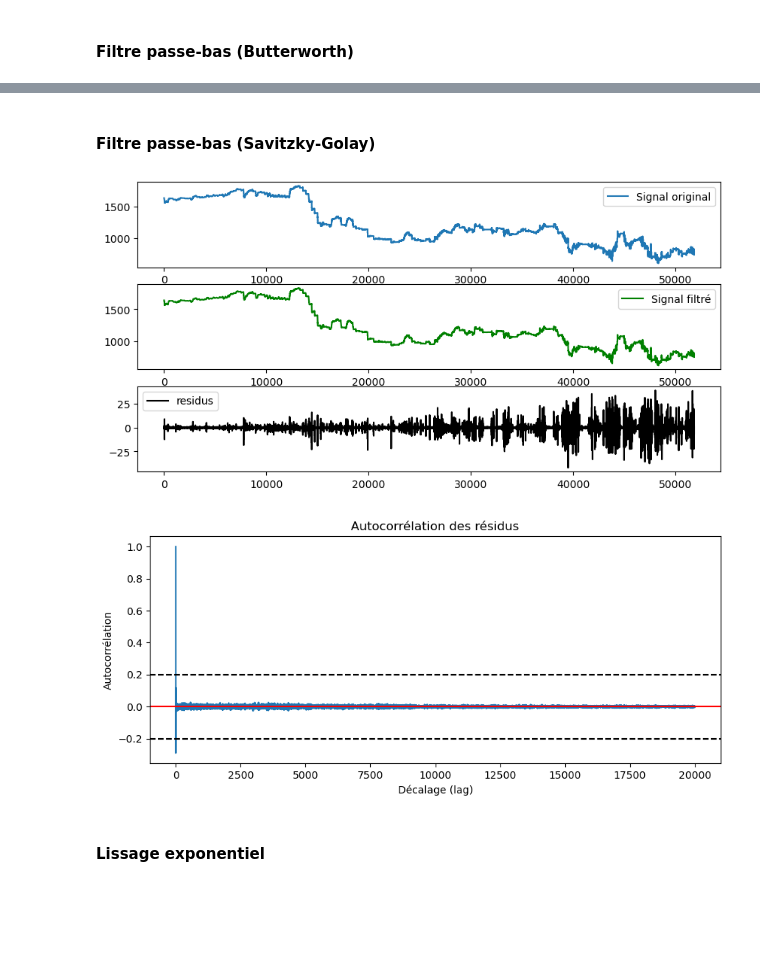
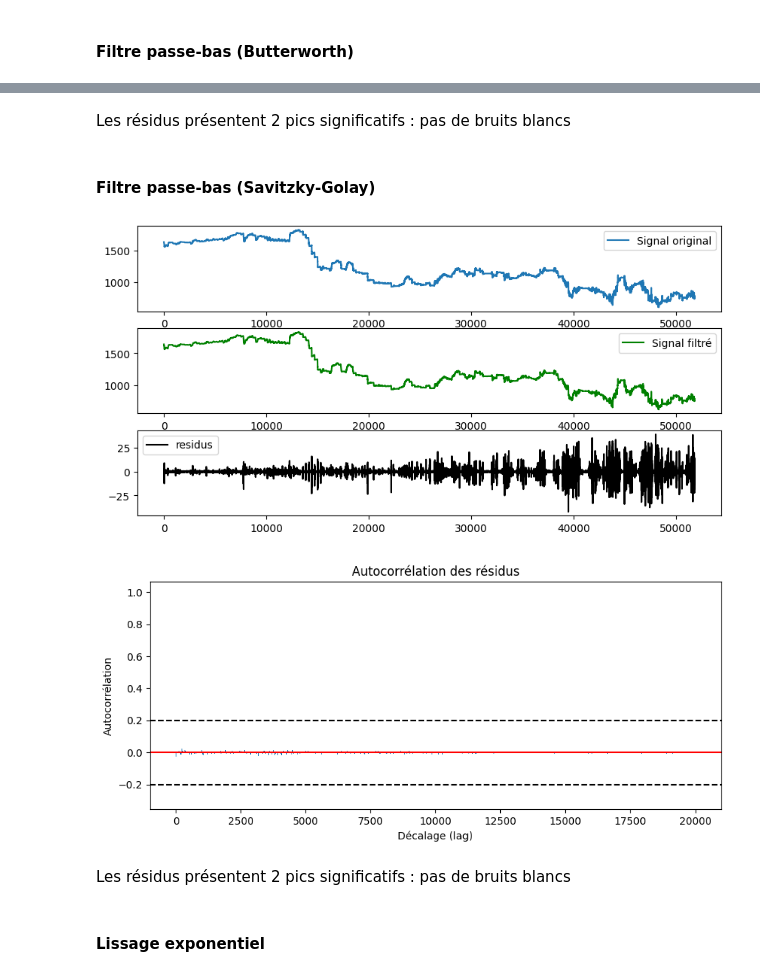
Before and after one commit to PiDchsn/Projet-RI, a Jupyter notebook: Analyse.ipynb, the cells around one changed output, grey strips where cells are left out. Cells and saved outputs as stored; diff of their text form; code cells hidden in the pictures; blank space fills up the shorter version.

```diff
--- a/Analyse.ipynb
+++ b/Analyse.ipynb
@@ -639,3 +670,5 @@ plt.show()
+# %% [markdown]
+Les résidus présentent 2 pics significatifs : pas de bruits blancs
 # %% [markdown]
 #### Filtre passe-bas (Savitzky-Golay)
 # %%
@@ -652,36 +685,38 @@ data_filtre = savgol_filter(data_ajust,10,2)
 
 residus = data_filtre - data_ajust
 
 # Visualisation avant et après filtrage
 plt.figure(figsize=(10, 5))
 plt.subplot(3, 1, 1)
 plt.plot(data_ajust, label="Signal original")
 plt.legend()
 plt.subplot(3, 1, 2)
 plt.plot(data_filtre, label="Signal filtré", color='green')
 plt.legend()
 plt.subplot(3, 1, 3)
 plt.plot(residus, label="residus", color='black')
 plt.legend()
 plt.show()
 
 # Choix du nombre de décalages (lags) à afficher
 max_lag = 20000
 acf_values = sm.tsa.acf(residus, nlags = max_lag)
 
 # Affichage de l'autocorrélation
 plt.figure(figsize=(10, 4))
-plt.plot(range(max_lag + 1), acf_values)
+plt.bar(range(max_lag + 1), acf_values)
 plt.axhline(y=0.2, color='black', linestyle='--', label='Ligne à x=0.2')
 plt.axhline(y=0, color='red', label='Ligne à x=0')
 plt.axhline(y=-0.2, color='black', linestyle='--', label='Ligne à x=-0.2')
 plt.xlabel("Décalage (lag)")
 plt.ylabel("Autocorrélation")
 plt.title("Autocorrélation des résidus")
 plt.show()
 # %% [output]
-[figure, old version]
+[figure, new version]
-[figure, old version]
+[figure, new version]
+# %% [markdown]
+Les résidus présentent 2 pics significatifs : pas de bruits blancs
 # %% [markdown]
 #### Lissage exponentiel
 # %%
```
Also changed, not shown: parts of 22 cells of this notebook.
